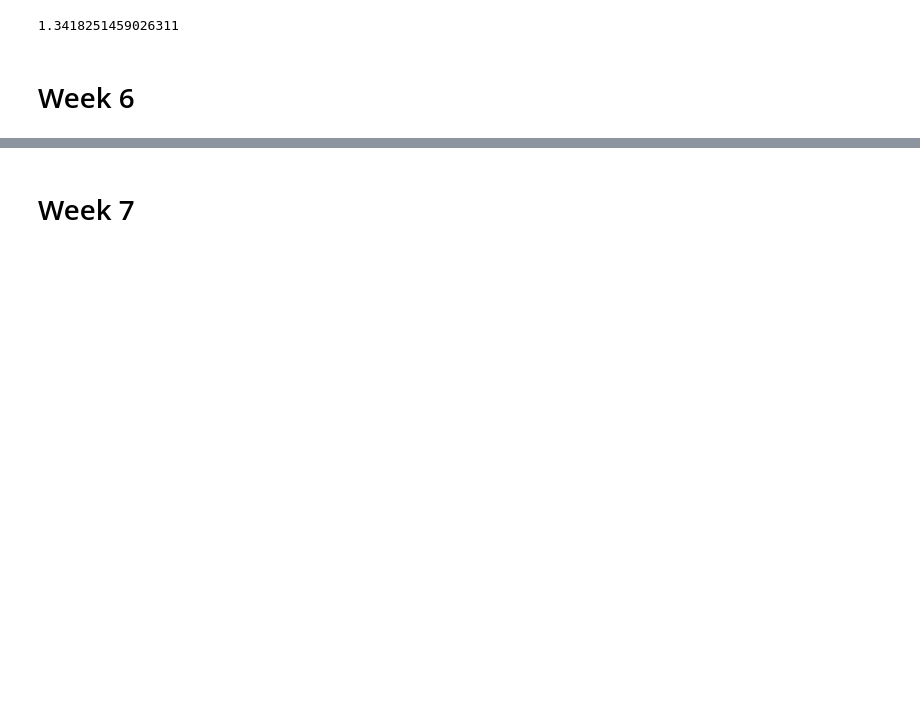
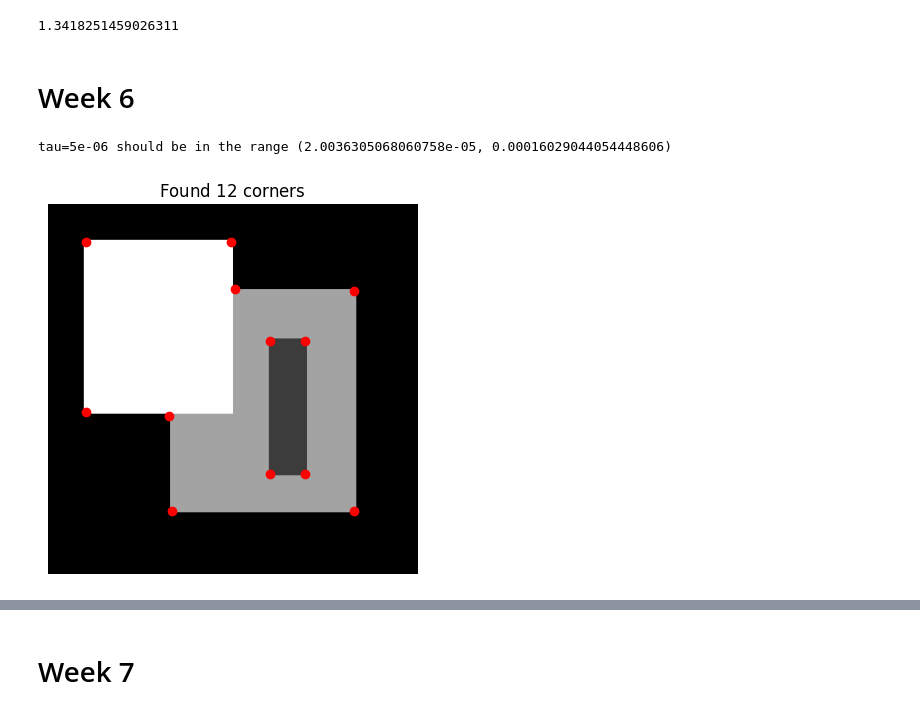
Before and after one commit to nielsenchristianole/cv_notes, a Jupyter notebook: excercises/work.ipynb, the cells around one changed output, grey strips where cells are left out. Drawn from its saved outputs; the diff is of its cells as text; code cells hidden in the pictures; blank space fills up the shorter version.

Commit message:
week6

```diff
--- a/excercises/work.ipynb
+++ b/excercises/work.ipynb
@@ -731,0 +842,14 @@ reprojection_err
+# %%
+img = cv2.imread('week06/data/TestIm1.png')
+img = cv2.cvtColor(img, cv2.COLOR_BGR2GRAY).astype(np.float32) / 255
+
+c = cornerDetector(img, 1, 1, 0.000005)
+
+plt.imshow(img, cmap='gray')
+plt.title(f'Found ${len(c[0])}$ corners')
+plt.scatter(*c[::-1], c='r')
+plt.axis('off')
+plt.show()
+# %% [output]
+tau=5e-06 should be in the range (2.0036305068060758e-05, 0.00016029044054448606)
+[figure, added]
```
Also changed, not shown: parts of 5 cells of this notebook, 1 other file.
